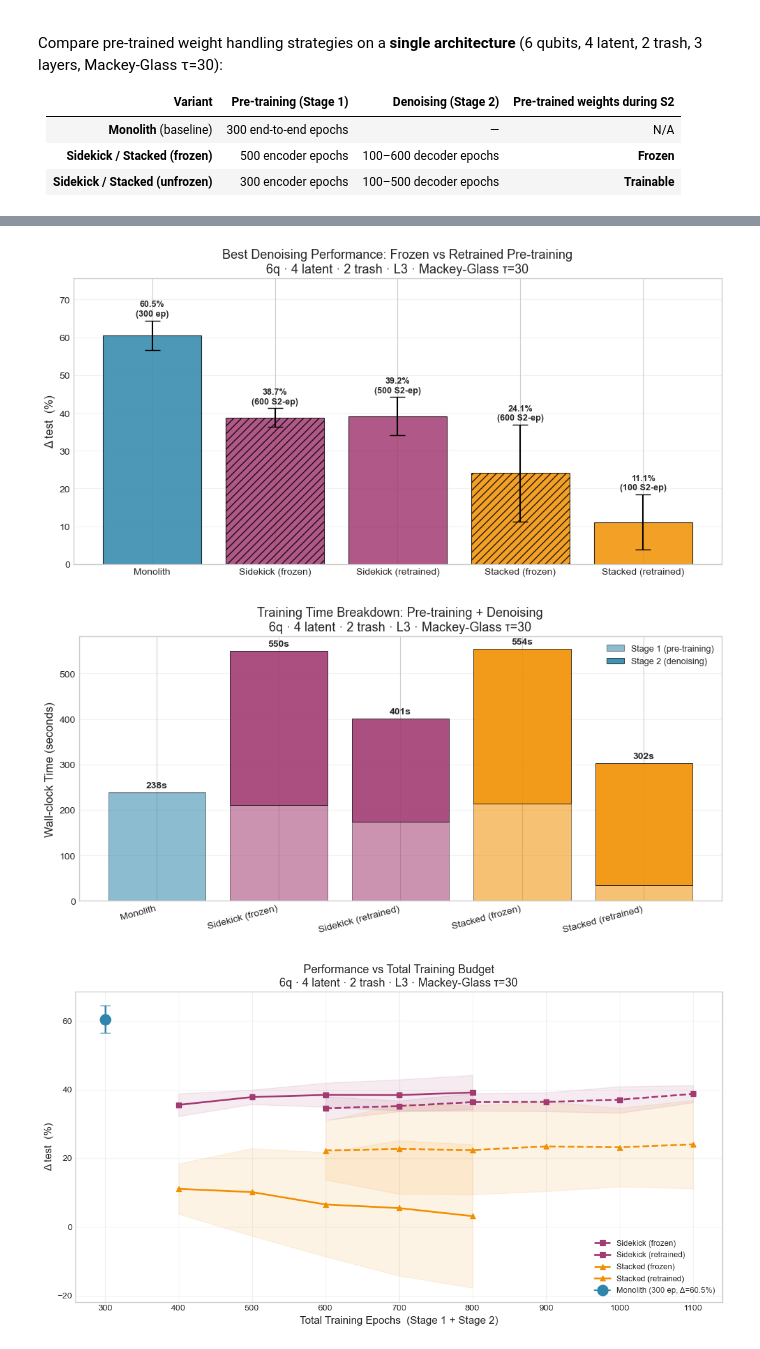
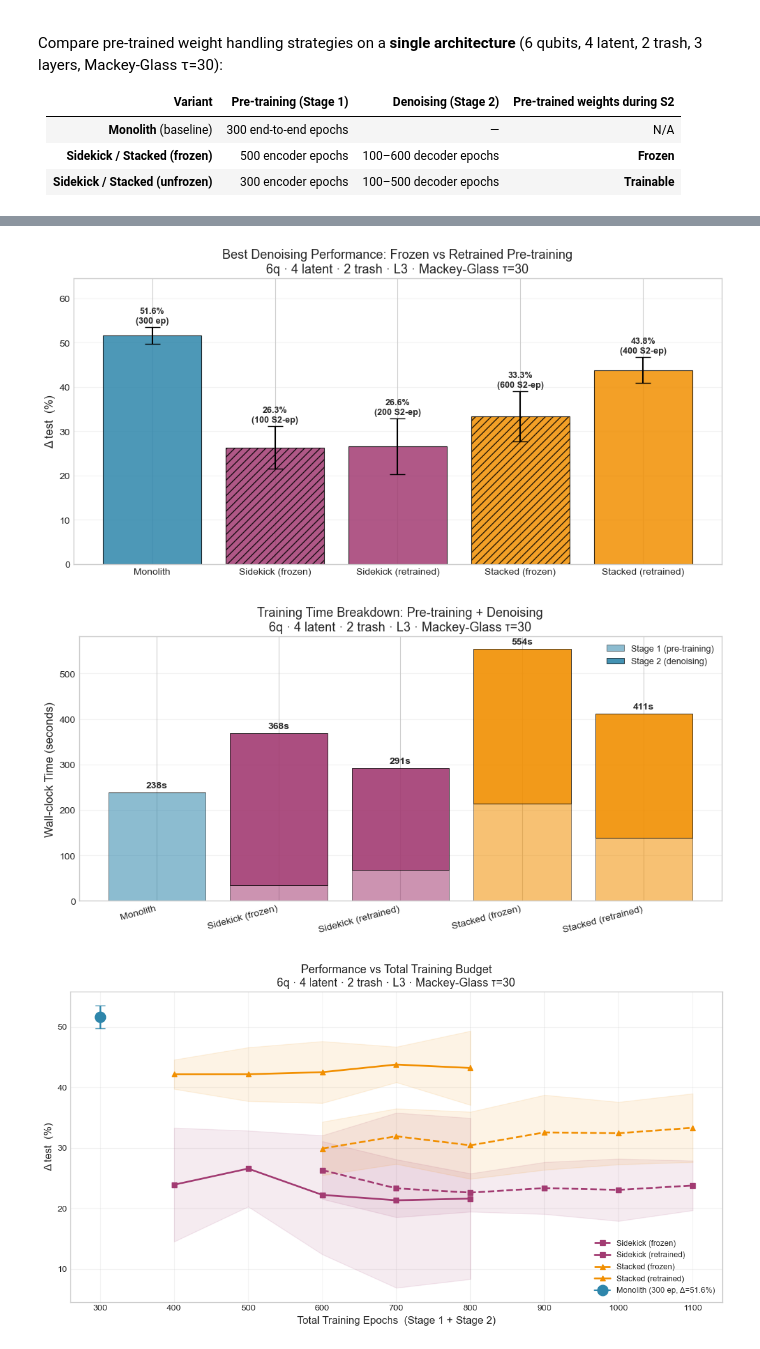
Before and after one commit to EnquantedAI/qae_architectures, a Jupyter notebook: dev/Testing_framework/Framework_JC.ipynb, the cells around one changed output, grey strips where cells are left out. Cells and saved outputs as stored; diff of their text form; code cells hidden in the pictures.

Commit message:
fixed models weights finding

```diff
--- a/dev/Testing_framework/Framework_JC.ipynb
+++ b/dev/Testing_framework/Framework_JC.ipynb
@@ -381,11 +381,17 @@ def build_sidekick_qae(config: Dict[str, Any]) -> qml.QNode:
     shape = _entangler_shape(n_layers, len(data_wires), rot)
 
     if weights_s2 is None or weights_s2.size == 0:
+        # Legacy format: all weights in s1
         weights_flat = weights_s1.flatten()
         split_idx = np.prod(shape)
         enc_weights = weights_flat[:split_idx].reshape(shape)
         dec_weights = weights_flat[split_idx:split_idx*2].reshape(shape)
+    elif weights_s2.shape[0] == 2 * n_layers:
+        # Retrained: both encoder + decoder packed in weights_s2
+        enc_weights = weights_s2[:n_layers].reshape(shape)
+        dec_weights = weights_s2[n_layers:].reshape(shape)
     else:
+        # Frozen: s1 = decoder (frozen pre-training), s2 = encoder
         dec_weights = weights_s1.reshape(shape)
         enc_weights = weights_s2.reshape(shape)
 
@@ -451,11 +457,17 @@ def build_stacked_qae(config: Dict[str, Any]) -> qml.QNode:
     shape = _entangler_shape(n_layers, len(data_wires), rot)
 
     if weights_s2 is None or weights_s2.size == 0:
+        # Legacy format: all weights in s1
         weights_flat = weights_s1.flatten()
         split_idx = np.prod(shape)
         enc_weights = weights_flat[:split_idx].reshape(shape)
         dec_weights = weights_flat[split_idx:split_idx*2].reshape(shape)
+    elif weights_s2.shape[0] == 2 * n_layers:
+        # Retrained: both encoder + decoder packed in weights_s2
+        enc_weights = weights_s2[:n_layers].reshape(shape)
+        dec_weights = weights_s2[n_layers:].reshape(shape)
     else:
+        # Frozen: s1 = decoder (frozen pre-training), s2 = encoder
         dec_weights = weights_s1.reshape(shape)
         enc_weights = weights_s2.reshape(shape)
 
@@ -1803,6 +1815,9 @@ Compare pre-trained weight handling strategies on a **single architecture** (6 q
 | **Sidekick / Stacked (unfrozen)** | 300 encoder epochs | 100–500 decoder epochs | **Trainable** |
 # %%
 # Frozen vs Retraining Analysis (6q_4l_2t, tau30, L3)
+# RE-EVALUATES models through the quantum circuit for accurate metrics.
+# (Stored metrics in retrained bundles can be inaccurate — see Artur's note.)
+
 import json
 from pathlib import Path
 from collections import defaultdict
@@ -1837,24 +1852,56 @@ SOURCES = {
     },
 }
 
-# --- Load all bundles ---
+# --- Load dataset for re-evaluation ---
+dataset_id = "mackey_glass_tau30_n200"
+y_data, data_info = load_dataset(dataset_id)
+print(f"Loaded dataset: {dataset_id} ({len(y_data)} samples)")
+
+# --- Load bundles and RE-EVALUATE each model ---
+noise_level = TEST_NOISE_LEVELS[0]
+eval_seed = TEST_SEED_BASE + int(noise_level * 1000)
+
 records = []
 for label, src in SOURCES.items():
     bdir = src["path"]
     if not bdir.exists():
         print(f"  Warning: {bdir} not found, skipping.")
         continue
+    print(f"\n  {label}: {bdir}")
     for bp in sorted(bdir.glob("bundle_*.json")):
         with open(bp) as f:
             b = json.load(f)
         run = b.get("run", {})
-        met = b.get("metrics", {})
 
+        # --- Timing metadata from bundle JSON ---
         dec_ep = int(run.get("dec_epochs", 0))
         enc_ep = int(run.get("enc_epochs", 0))
         t_total = run.get("training_time_sec", 0)
         if not t_total:
             t_total = (run.get("stage1_time_sec", 0) or 0) + (run.get("stage2_time_sec", 0) or 0)
+
+        # --- Re-evaluate: build model and compute metrics ---
+        config = parse_bundle(bp)
+        model, weights = None, None
+        try:
+            if config["arch_type"] == "monolith":
+                model, weights = build_monolith_qae(config)
+            elif config["arch_type"] == "sidekick":
+                model = build_sidekick_qae(config)
+            elif config["arch_type"] == "stacked":
+                model = build_stacked_qae(config)
+            else:
+                print(f"    Skipping unknown arch: {config['arch_type']}")
+                continue
+
+            metrics = evaluate_model_on_noise(
+                model, weights, config, y_data,
+                noise_level=noise_level, seed=eval_seed,
+                return_series=False,
+            )
+        except Exception as e:
+            print(f"    Error evaluating {bp.name}: {e}")
+            continue
 
         records.append({
             "label":            label,
@@ -1864,17 +1911,18 @@ for label, src in SOURCES.items():
             "dec_epochs":       dec_ep,
             "total_epochs":     enc_ep + dec_ep,
             "instance_id":      run.get("instance_id", -1),
-            "delta_test_pct":   met.get("delta_test_pct", np.nan),
-            "delta_train_pct":  met.get("delta_train_pct", np.nan),
-            "mse_test_recovered": met.get("mse_test_recovered", np.nan),
-            "mse_test_noise":   met.get("mse_test_noise", np.nan),
+            "delta_test_pct":   metrics["delta_test_pct"],       # RE-EVALUATED
+            "delta_train_pct":  metrics["delta_train_pct"],      # RE-EVALUATED
+            "mse_test_recovered": metrics["mse_test_recovered_noisy"],
+            "mse_test_noise":   metrics["mse_test_noise"],
             "training_time_sec": t_total,
             "stage1_time_sec":  run.get("stage1_time_sec", 0) or 0,
             "stage2_time_sec":  run.get("stage2_time_sec", 0) or 0,
         })
+        print(f"    {bp.name}  Δ_test={metrics['delta_test_pct']:+.2f}%")
 
 df = pd.DataFrame(records)
-print(f"Loaded {len(df)} bundles from {df['label'].nunique()} sources.\n")
+print(f"\nRe-evaluated {len(df)} bundles from {df['label'].nunique()} sources.\n")
 print(df.groupby("label").agg(
     n       = ("delta_test_pct", "count"),
     mean_delta  = ("delta_test_pct", "mean"),
@@ -2059,5 +2107,5 @@ for lbl in labels_sorted:
     })
 summary_df = pd.DataFrame(summary_rows)
 print(summary_df.to_string(index=False))
-print("\nFrozen vs Retraining analysis complete.")
+print("\nFrozen vs Retraining analysis complete (re-evaluated).")
 # %% [output]
@@ -2074,5 +2130,5 @@ Stacked (retrained)   35        7.28      15.27       43.84
-[figure, old version]
+[figure, new version]
-[figure, old version]
+[figure, new version]
-[figure, old version]
+[figure, new version]
 --- SUMMARY: Best Configuration per Variant ---
 
```
Also changed, not shown: parts of 1 cell of this notebook.
